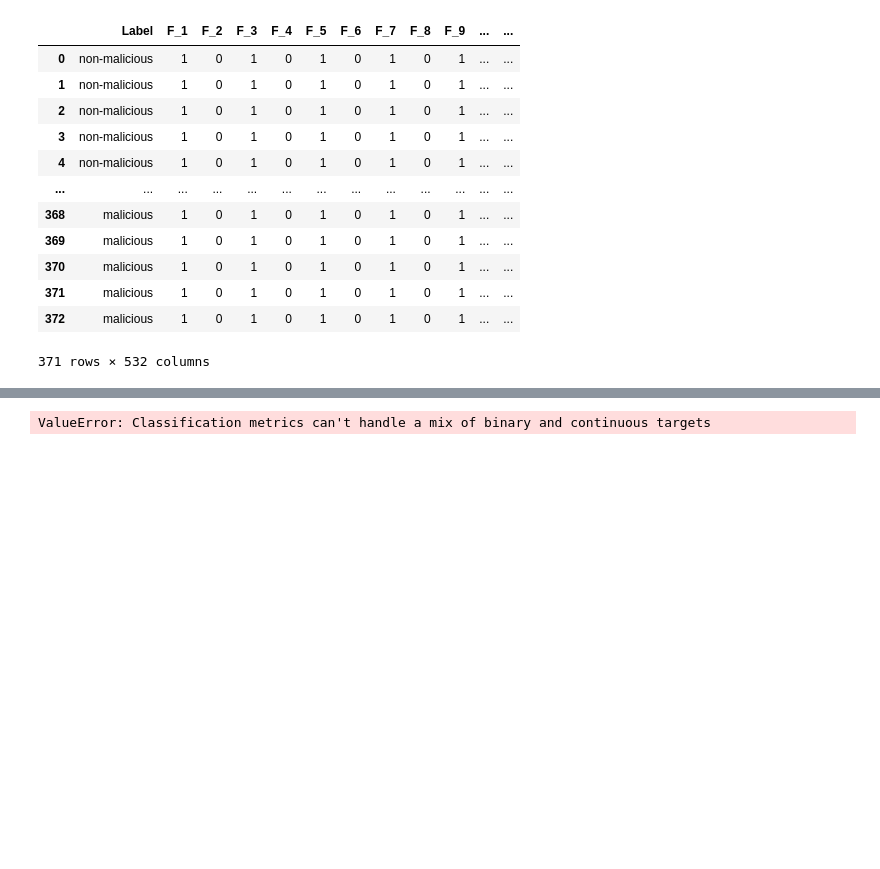
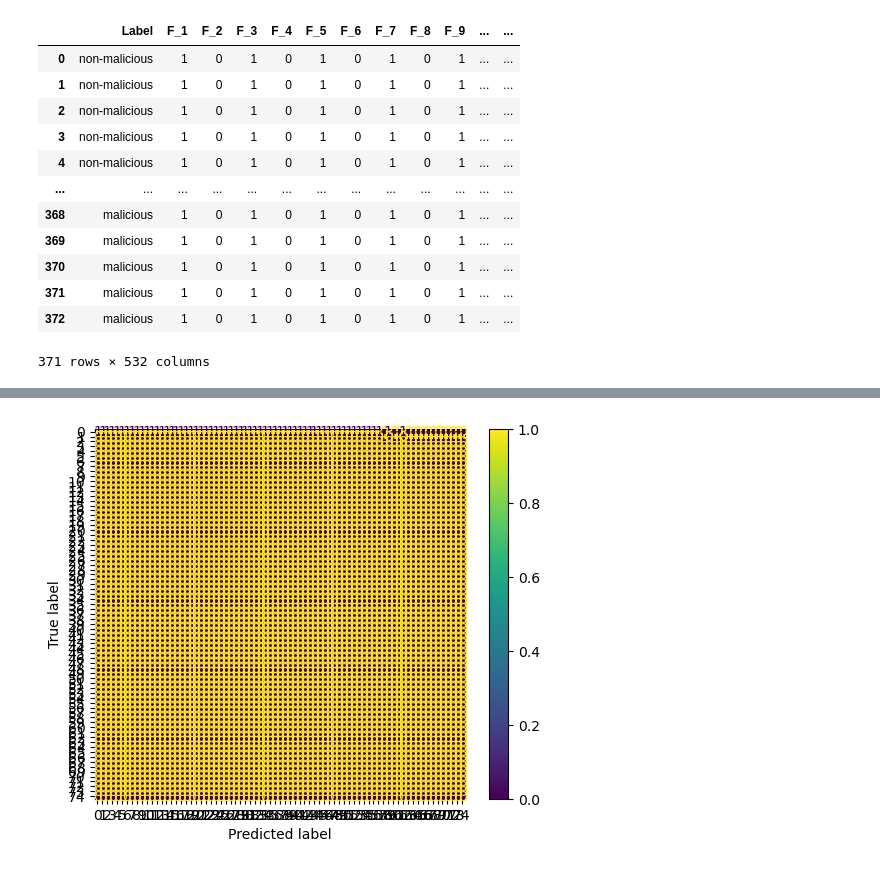
Before and after one commit to ahmedhamdi11/GRU, a Jupyter notebook: malware_detection_data.ipynb, the cells around one changed output, grey strips where cells are left out. Cells and saved outputs as stored; diff of their text form; code cells hidden in the pictures; blank space fills up the shorter version.

```diff
--- a/malware_detection_data.ipynb
+++ b/malware_detection_data.ipynb
@@ -22,5 +23,9 @@ data
 # %%
 x = data.drop(["Label"],axis=1)
 y = data['Label'].values
+# %%
+from sklearn.preprocessing import LabelEncoder
+le = LabelEncoder()
+y=le.fit_transform(y)
 # %%
 from sklearn import preprocessing
@@ -29,10 +34,9 @@ x = preprocessing.StandardScaler().fit(x).transform(x)
 from sklearn.model_selection import train_test_split
 x_train, x_test, y_train, y_test = train_test_split(x, y, test_size=0.2, random_state=10)
 # %%
-encoder =preprocessing.LabelEncoder()
 
-y_train = encoder.fit_transform(y_train)
-y_test = encoder.transform(y_test)
+y_train = le.fit_transform(y_train)
+y_test = le.fit_transform(y_test)
 # %%
 from keras.models import Sequential
 from keras.layers import GRU, Dense
@@ -75,6 +79,9 @@ from sklearn.metrics import classification_report
 
 y_predict=model.predict(x_test)
 
+y_test =le.fit_transform(y_test)
+y_predict =le.fit_transform(y_predict)
+
 report = classification_report(y_true=y_test, y_pred=y_predict)
 print(report)
 # %% [output]
@@ -83,14 +105,12 @@ ValueError: Classification metrics can't handle a mix of binary and continuous t
 # %%
-# import the confusion matrix function and class
 from sklearn.metrics import confusion_matrix, ConfusionMatrixDisplay
-
-y_predict=model.predict(x_test)
+import matplotlib.pyplot as plt
 
 # compute the confusion matrix
 cm = confusion_matrix(y_test, y_predict)
 
 # create a ConfusionMatrixDisplay object
-cm_display = ConfusionMatrixDisplay(cm, display_labels=[0, 1, 2, 3, 4, 5, 6, 7, 8, 9])
+cm_display = ConfusionMatrixDisplay(cm)
 
 # plot the confusion matrix
 cm_display.plot()
@@ -100 +119 @@ plt.show()
-ValueError: Classification metrics can't handle a mix of binary and continuous targets
+[figure, added]
```
Also changed, not shown: parts of 7 cells of this notebook, 5 other files.
